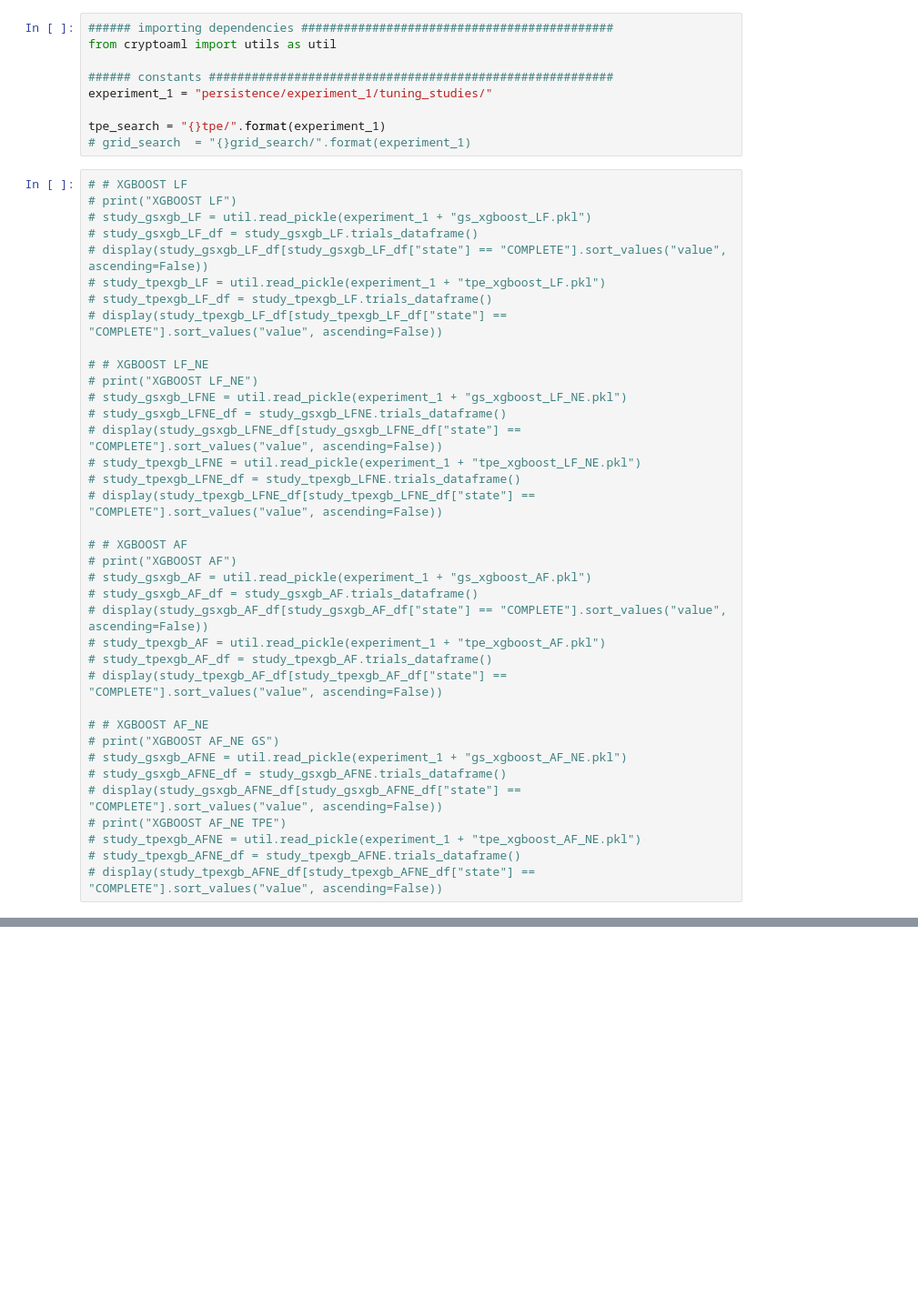
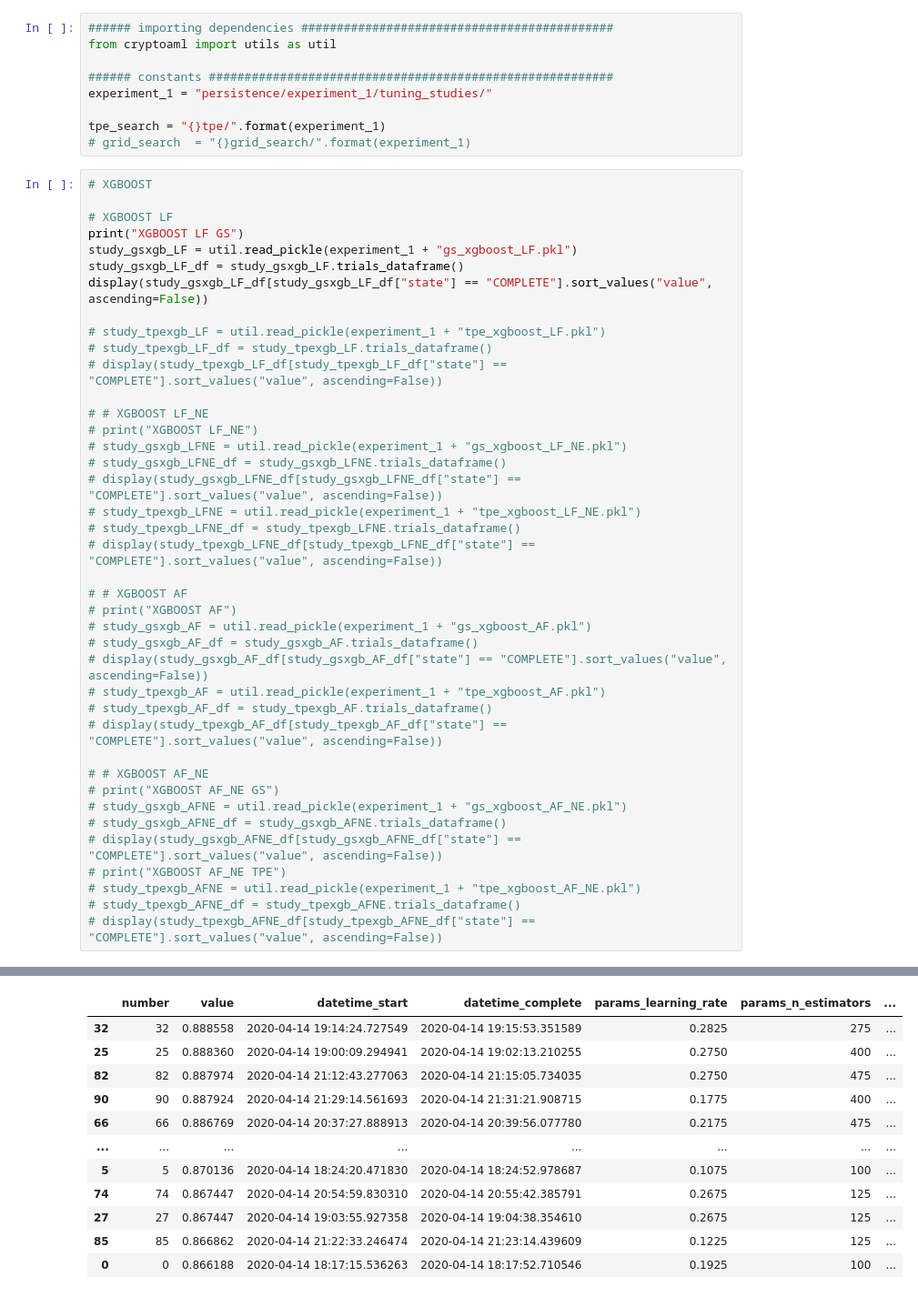
Before and after one commit to achmand/aml-crypto-graph, a Jupyter notebook: src/experiment_tuning_results_1.ipynb, the cells around one changed output, grey strips where cells are left out. Shown at 91% size. Drawn from its saved outputs; the diff is of its cells as text; blank space fills up the shorter version.

```diff
--- a/src/experiment_tuning_results_1.ipynb
+++ b/src/experiment_tuning_results_1.ipynb
@@ -8,11 +8,14 @@ experiment_1 = "persistence/experiment_1/tuning_studies/"
 tpe_search = "{}tpe/".format(experiment_1)
 # grid_search  = "{}grid_search/".format(experiment_1)
 # %%
-# # XGBOOST LF
-# print("XGBOOST LF")
-# study_gsxgb_LF = util.read_pickle(experiment_1 + "gs_xgboost_LF.pkl")
-# study_gsxgb_LF_df = study_gsxgb_LF.trials_dataframe()
-# display(study_gsxgb_LF_df[study_gsxgb_LF_df["state"] == "COMPLETE"].sort_values("value", ascending=False))
+# XGBOOST
+
+# XGBOOST LF
+print("XGBOOST LF GS")
+study_gsxgb_LF = util.read_pickle(experiment_1 + "gs_xgboost_LF.pkl")
+study_gsxgb_LF_df = study_gsxgb_LF.trials_dataframe()
+display(study_gsxgb_LF_df[study_gsxgb_LF_df["state"] == "COMPLETE"].sort_values("value", ascending=False))
+
 # study_tpexgb_LF = util.read_pickle(experiment_1 + "tpe_xgboost_LF.pkl")
 # study_tpexgb_LF_df = study_tpexgb_LF.trials_dataframe()
 # display(study_tpexgb_LF_df[study_tpexgb_LF_df["state"] == "COMPLETE"].sort_values("value", ascending=False))
@@ -44,3 +47,4 @@ tpe_search = "{}tpe/".format(experiment_1)
 # study_tpexgb_AFNE = util.read_pickle(experiment_1 + "tpe_xgboost_AF_NE.pkl")
 # study_tpexgb_AFNE_df = study_tpexgb_AFNE.trials_dataframe()
 # display(study_tpexgb_AFNE_df[study_tpexgb_AFNE_df["state"] == "COMPLETE"].sort_values("value", ascending=False))
+# %% [output]
@@ -46,0 +52,12 @@ tpe_search = "{}tpe/".format(experiment_1)
+|  | number | value | datetime_start | datetime_complete | params_learning_rate | params_n_estimators | ... |
+| 32 | 32 | 0.888558 | 2020-04-14 19:14:24.727549 | 2020-04-14 19:15:53.351589 | 0.2825 | 275 | ... |
+| 25 | 25 | 0.888360 | 2020-04-14 19:00:09.294941 | 2020-04-14 19:02:13.210255 | 0.2750 | 400 | ... |
+| 82 | 82 | 0.887974 | 2020-04-14 21:12:43.277063 | 2020-04-14 21:15:05.734035 | 0.2750 | 475 | ... |
+| 90 | 90 | 0.887924 | 2020-04-14 21:29:14.561693 | 2020-04-14 21:31:21.908715 | 0.1775 | 400 | ... |
+| 66 | 66 | 0.886769 | 2020-04-14 20:37:27.888913 | 2020-04-14 20:39:56.077780 | 0.2175 | 475 | ... |
+| ... | ... | ... | ... | ... | ... | ... | ... |
+| 5 | 5 | 0.870136 | 2020-04-14 18:24:20.471830 | 2020-04-14 18:24:52.978687 | 0.1075 | 100 | ... |
+| 74 | 74 | 0.867447 | 2020-04-14 20:54:59.830310 | 2020-04-14 20:55:42.385791 | 0.2675 | 125 | ... |
+| 27 | 27 | 0.867447 | 2020-04-14 19:03:55.927358 | 2020-04-14 19:04:38.354610 | 0.2675 | 125 | ... |
+| 85 | 85 | 0.866862 | 2020-04-14 21:22:33.246474 | 2020-04-14 21:23:14.439609 | 0.1225 | 125 | ... |
+| 0 | 0 | 0.866188 | 2020-04-14 18:17:15.536263 | 2020-04-14 18:17:52.710546 | 0.1925 | 100 | ... |
```
Also changed, not shown: parts of 2 cells of this notebook, 8 other files.
